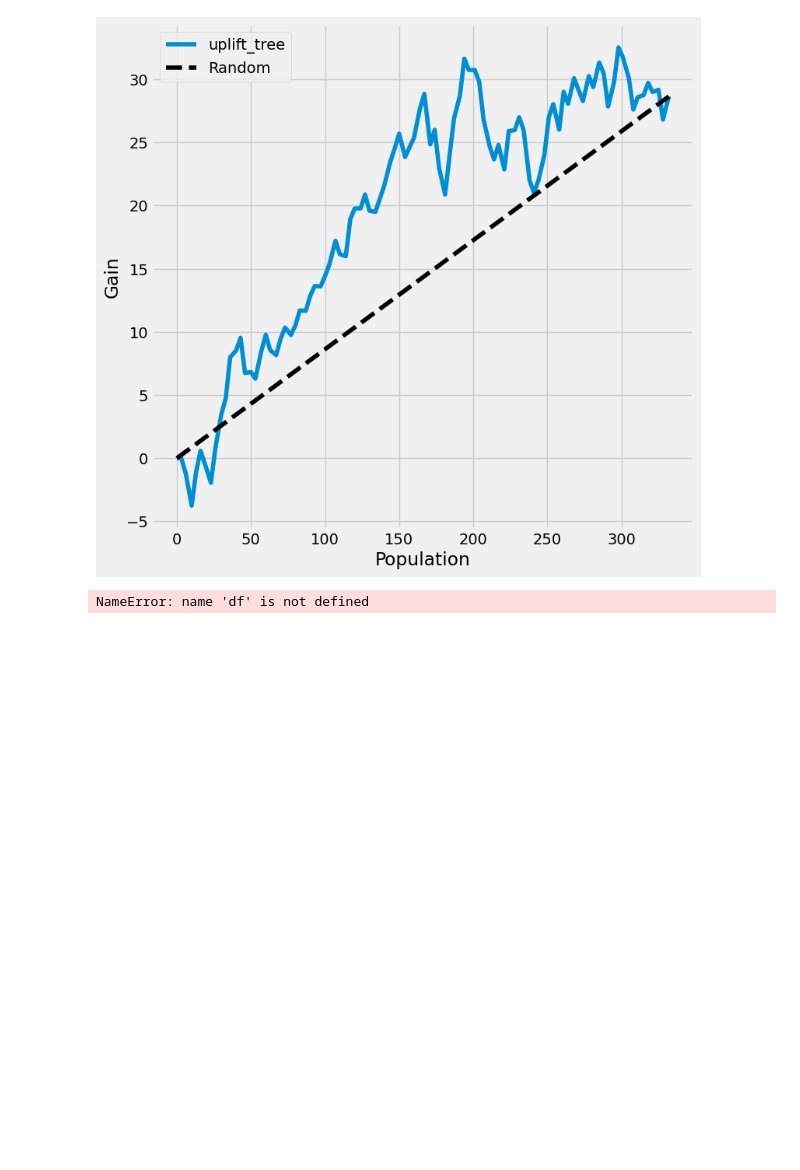
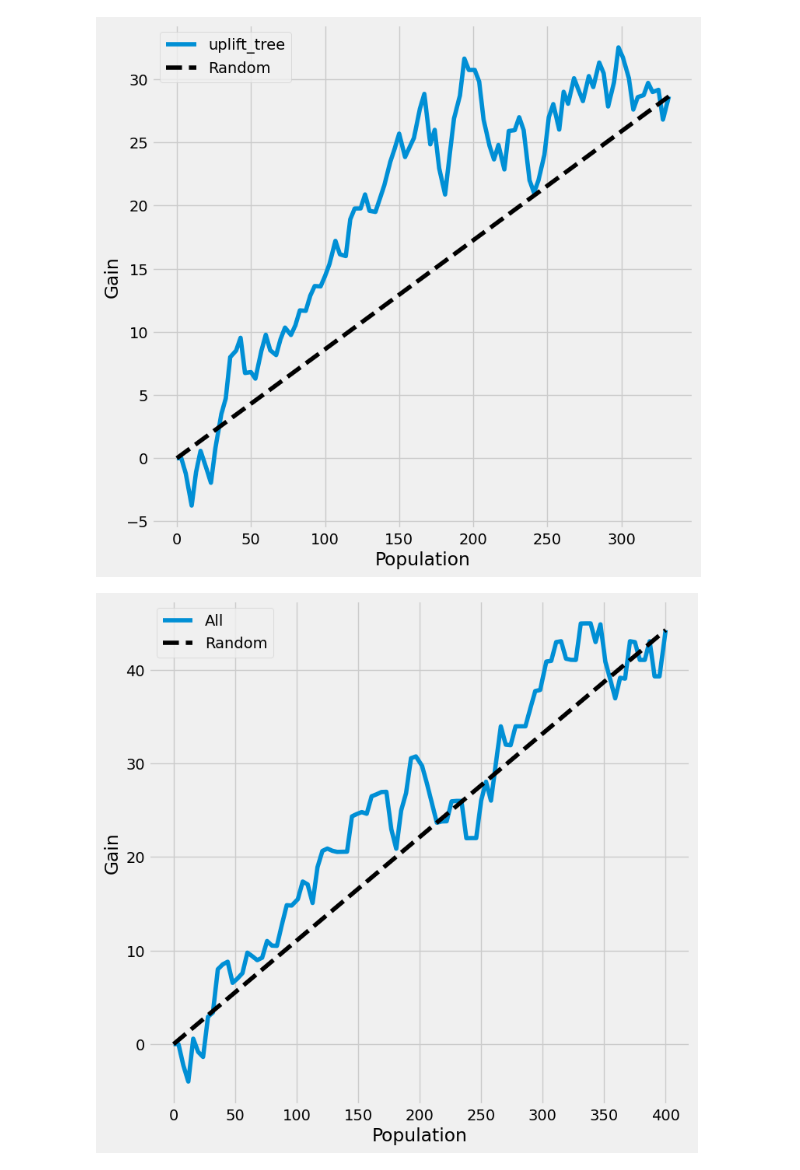
Before and after one commit to epm2wi/causalml, a Jupyter notebook: docs/examples/uplift_trees_with_synthetic_data.ipynb, the cells around one changed output. Cells and saved outputs as stored; diff of their text form; code cells hidden in the pictures; blank space fills up the shorter version.

```diff
--- a/docs/examples/uplift_trees_with_synthetic_data.ipynb
+++ b/docs/examples/uplift_trees_with_synthetic_data.ipynb
@@ -206,7 +204,3 @@ auuc_metrics = (synth.assign(is_treated = 1 - actual_is_control[synthetic],
 plot_gain(auuc_metrics, outcome_col='conversion', treatment_col='is_treated')
 # %% [output]
 [figure]
-# %%
-df
-# %% [output]
-NameError: name 'df' is not defined
@@ -215 +207,10 @@ df_preds=
+# %%
+df_preds = pd.DataFrame([y_pred.ravel(),
+                         treatments,
+                         df_test['conversion'].ravel()],
+                        index=['All', 'is_treated', 'conversion']).T
+
+plot_gain(df_preds, outcome_col='conversion', treatment_col='is_treated')
+# %% [output]
+[figure, added]
 # %%
```
Also changed, not shown: parts of 3 cells of this notebook.
